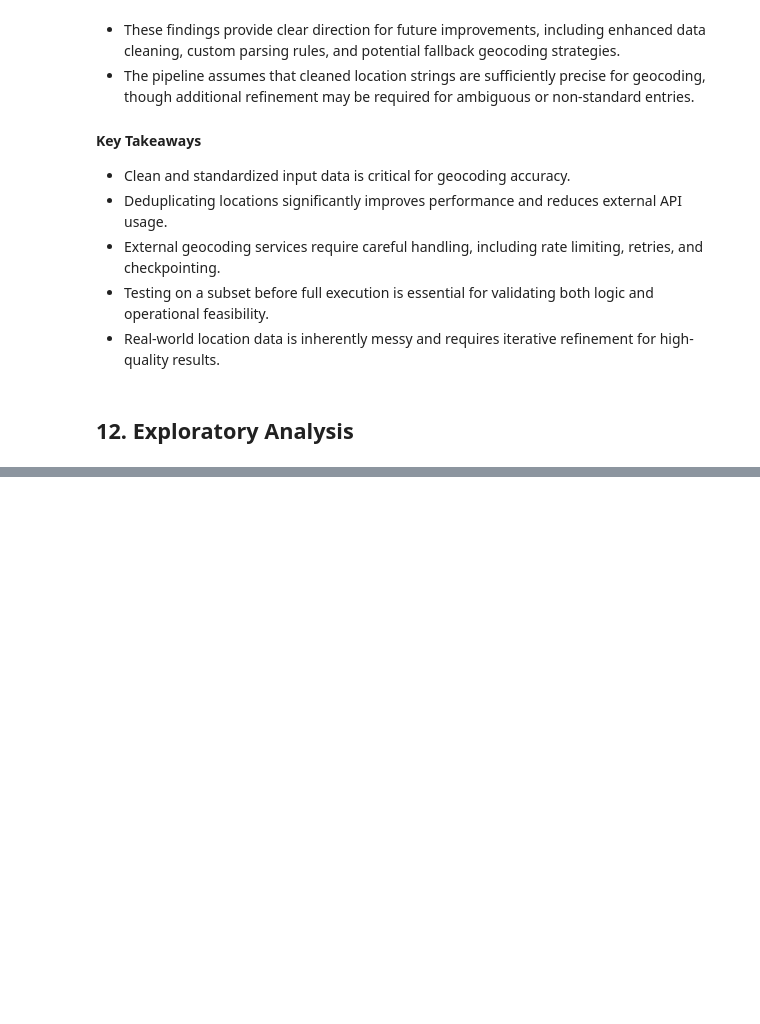
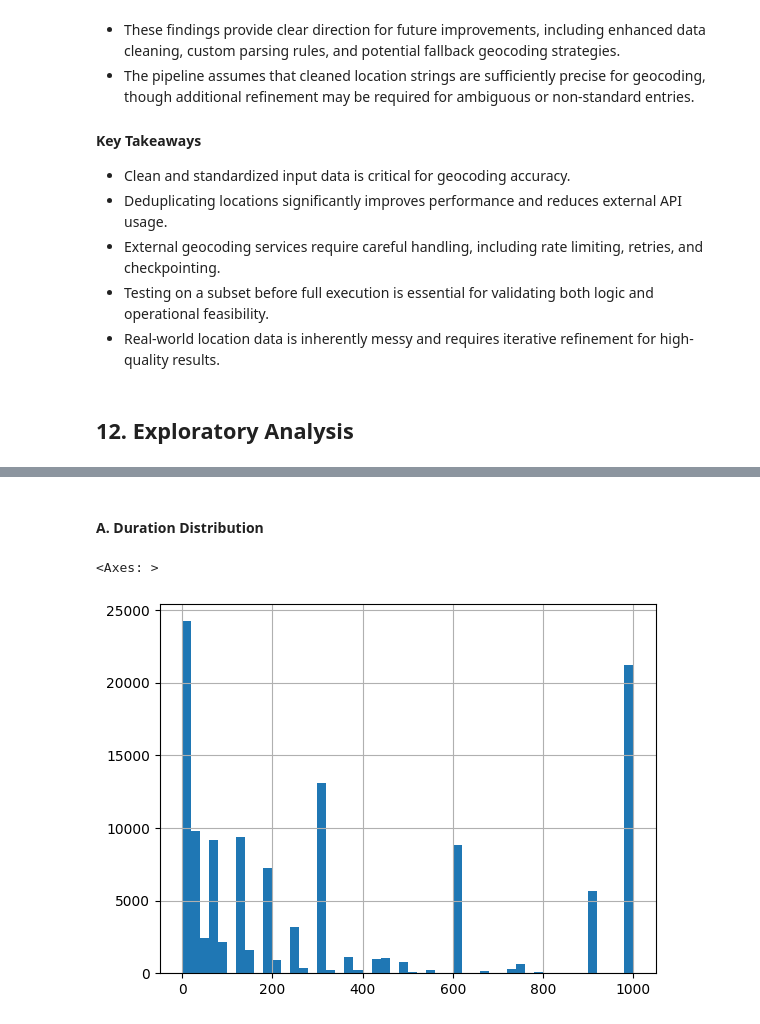
Before and after one commit to S9Den8/ufo-sightings-db, a Jupyter notebook: notebooks/nuforc_initial_exploration.ipynb, the cells around one changed output, grey strips where cells are left out. Drawn from its saved outputs; the diff is of its cells as text; code cells hidden in the pictures; blank space fills up the shorter version.

Commit message:
EDA: completed 12.3 feature validation; started 12.4 distribution analysis (WIP)

```diff
--- a/notebooks/nuforc_initial_exploration.ipynb
+++ b/notebooks/nuforc_initial_exploration.ipynb
@@ -1251,0 +1425,23 @@ Reviewing these cases can guide enhancements such as:
+# %%
+# Rebuild shape_clean from the original shape column using standardized text rules
+parsed_df["shape_clean"] = (
+    parsed_df["shape"]
+    .str.lower()
+    .str.strip()
+    .replace({
+        "disk": "circle",
+        "oval": "ellipse",
+        "unknown": np.nan,
+        "other": np.nan,
+        "none": np.nan
+    })
+)
+# %%
+# Keep only approved shape categories; convert all other values to missing
+parsed_df["shape_clean"] = parsed_df["shape_clean"].where(
+    parsed_df["shape_clean"].isin(valid_shapes),
+    np.nan
+)
+# %%
+# Create a final shape feature that will be used in downstream analysis
+parsed_df["final_shape"] = parsed_df["shape_clean"]
@@ -1251,0 +1585,9 @@ Reviewing these cases can guide enhancements such as:
+# %%
+# Ensure observation_date is datetime
+parsed_df["observation_date"] = pd.to_datetime(
+    parsed_df["observation_date"],
+    errors="coerce"
+)
+
+# Extract year
+parsed_df["year"] = parsed_df["observation_date"].dt.year
@@ -1251,0 +1603,7 @@ Reviewing these cases can guide enhancements such as:
+# %% [markdown]
+#### A. Duration Distribution
+# %%
+parsed_df["duration_seconds"].clip(upper=1000).hist(bins=50)
+# %% [output]
+<Axes: >
+[figure, added]
```
Also changed, not shown: parts of 63 cells of this notebook.
